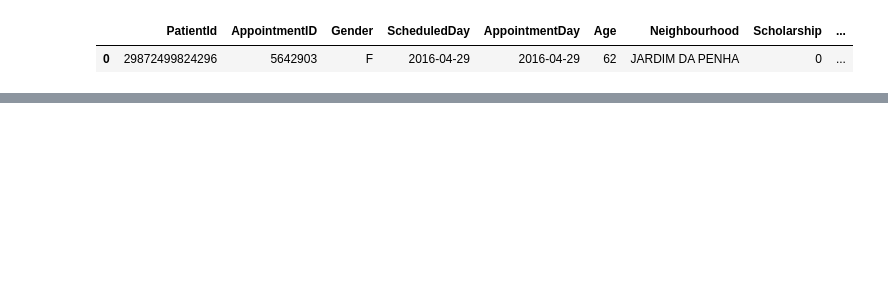
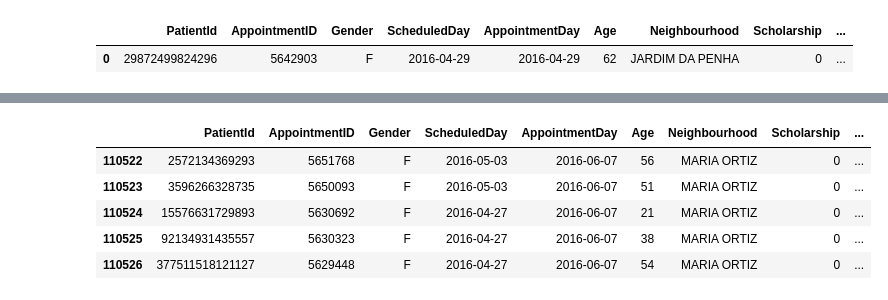
Before and after one commit to tubekx/no-show-appointments, a Jupyter notebook: Project 2 - NoShow_Appointments.ipynb, the cells around one changed output, grey strips where cells are left out. Cells and saved outputs as stored; diff of their text form; code cells hidden in the pictures; blank space fills up the shorter version.

```diff
--- a/Project 2 - NoShow_Appointments.ipynb
+++ b/Project 2 - NoShow_Appointments.ipynb
@@ -258,0 +261,9 @@ Name: Age, dtype: int64
+# %%
+df.tail()
+# %% [output]
+|  | PatientId | AppointmentID | Gender | ScheduledDay | AppointmentDay | Age | Neighbourhood | Scholarship | ... |
+| 110522 | 2572134369293 | 5651768 | F | 2016-05-03 | 2016-06-07 | 56 | MARIA ORTIZ | 0 | ... |
+| 110523 | 3596266328735 | 5650093 | F | 2016-05-03 | 2016-06-07 | 51 | MARIA ORTIZ | 0 | ... |
+| 110524 | 15576631729893 | 5630692 | F | 2016-04-27 | 2016-06-07 | 21 | MARIA ORTIZ | 0 | ... |
+| 110525 | 92134931435557 | 5630323 | F | 2016-04-27 | 2016-06-07 | 38 | MARIA ORTIZ | 0 | ... |
+| 110526 | 377511518121127 | 5629448 | F | 2016-04-27 | 2016-06-07 | 54 | MARIA ORTIZ | 0 | ... |
```
Also changed, not shown: parts of 22 cells of this notebook.
